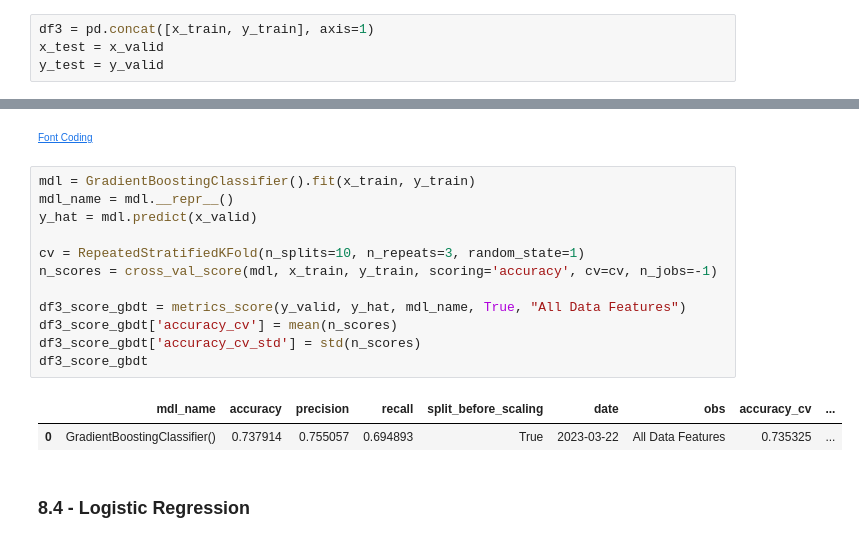
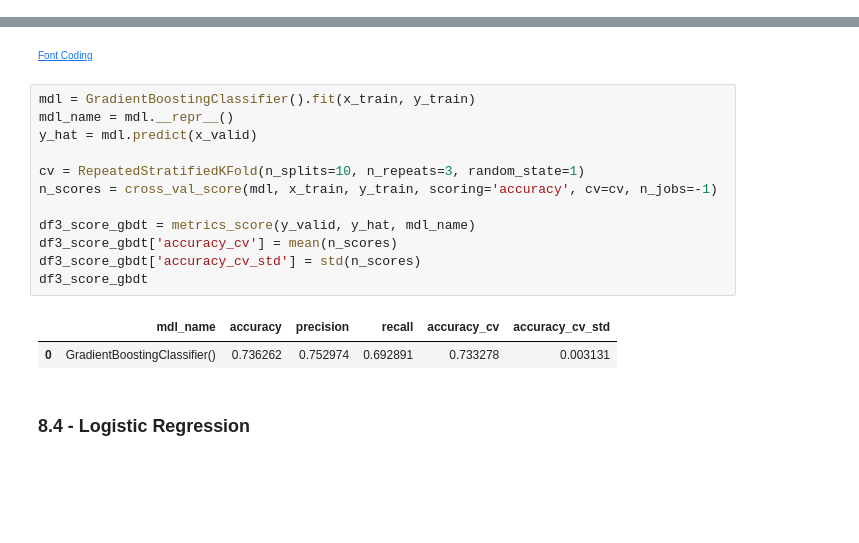
Before and after one commit to alessandra-barbosa/cardio_catch_disease, a Jupyter notebook: AB_cardio_catch_diseases_0.ipynb, the cells around one changed output, grey strips where cells are left out. Drawn from its saved outputs; the diff is of its cells as text; blank space fills up the shorter version.

```diff
--- a/AB_cardio_catch_diseases_0.ipynb
+++ b/AB_cardio_catch_diseases_0.ipynb
@@ -788,7 +752,3 @@ x_train, x_valid, y_train, y_valid = train_test_split(X, y, test_size=0.2, rando
-# %%
-df3 = pd.concat([x_train, y_train], axis=1)
-x_test = x_valid
-y_test = y_valid
 # %% [markdown]
 ### 6.2 - Normalization
 # %% [markdown]
@@ -925,18 +865,18 @@ df3_score_rf
 # %%
 mdl = GradientBoostingClassifier().fit(x_train, y_train)
 mdl_name = mdl.__repr__()
 y_hat = mdl.predict(x_valid)
 
 cv = RepeatedStratifiedKFold(n_splits=10, n_repeats=3, random_state=1)
 n_scores = cross_val_score(mdl, x_train, y_train, scoring='accuracy', cv=cv, n_jobs=-1)
 
-df3_score_gbdt = metrics_score(y_valid, y_hat, mdl_name, True, "All Data Features")
+df3_score_gbdt = metrics_score(y_valid, y_hat, mdl_name)
 df3_score_gbdt['accuracy_cv'] = mean(n_scores)
 df3_score_gbdt['accuracy_cv_std'] = std(n_scores)
 df3_score_gbdt
 # %% [output]
-|  | mdl_name | accuracy | precision | recall | split_before_scaling | date | obs | accuracy_cv | ... |
-| 0 | GradientBoostingClassifier() | 0.737914 | 0.755057 | 0.694893 | True | 2023-03-22 | All Data Features | 0.735325 | ... |
+|  | mdl_name | accuracy | precision | recall | accuracy_cv | accuracy_cv_std |
+| 0 | GradientBoostingClassifier() | 0.736262 | 0.752974 | 0.692891 | 0.733278 | 0.003131 |
 # %% [markdown]
 ### 8.4 - Logistic Regression
 # %%
```
Also changed, not shown: parts of 55 cells of this notebook.
